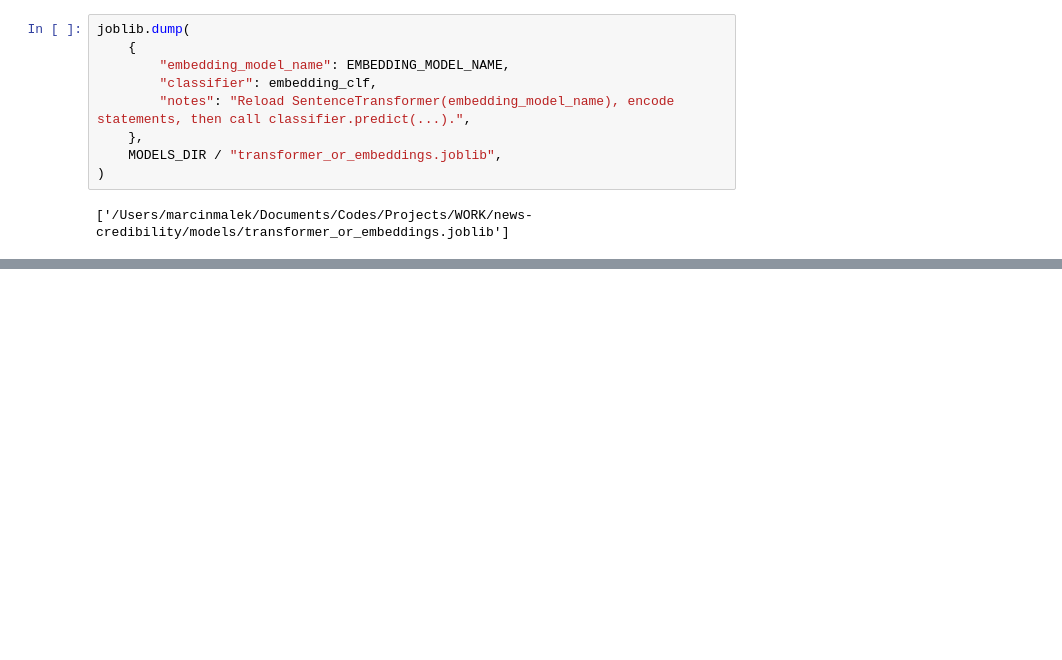
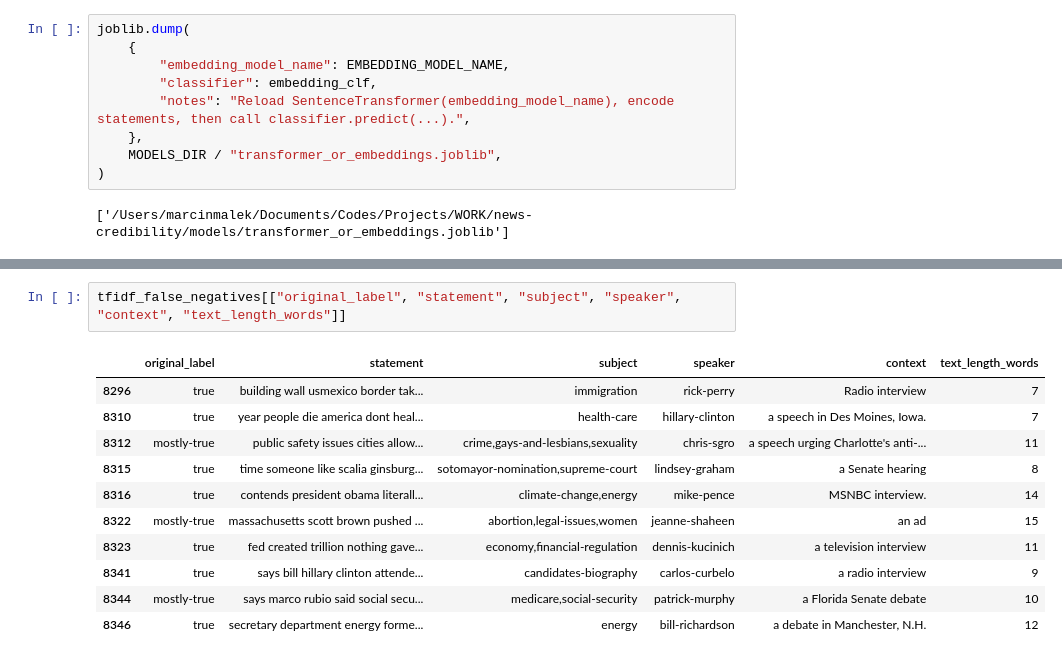
Before and after one commit to greyish-pelagia/news-credibility, a Jupyter notebook: analysis.ipynb, the cells around one changed output, grey strips where cells are left out. Drawn from its saved outputs; the diff is of its cells as text; blank space fills up the shorter version.

```diff
--- a/analysis.ipynb
+++ b/analysis.ipynb
@@ -344,0 +443,14 @@ save_confusion_matrix(
+# %%
+tfidf_false_negatives[["original_label", "statement", "subject", "speaker", "context", "text_length_words"]]
+# %% [output]
+|  | original_label | statement | subject | speaker | context | text_length_words |
+| 8296 | true | building wall usmexico border tak... | immigration | rick-perry | Radio interview | 7 |
+| 8310 | true | year people die america dont heal... | health-care | hillary-clinton | a speech in Des Moines, Iowa. | 7 |
+| 8312 | mostly-true | public safety issues cities allow... | crime,gays-and-lesbians,sexuality | chris-sgro | a speech urging Charlotte's anti-... | 11 |
+| 8315 | true | time someone like scalia ginsburg... | sotomayor-nomination,supreme-court | lindsey-graham | a Senate hearing | 8 |
+| 8316 | true | contends president obama literall... | climate-change,energy | mike-pence | MSNBC interview. | 14 |
+| 8322 | mostly-true | massachusetts scott brown pushed ... | abortion,legal-issues,women | jeanne-shaheen | an ad | 15 |
+| 8323 | true | fed created trillion nothing gave... | economy,financial-regulation | dennis-kucinich | a television interview | 11 |
+| 8341 | true | says bill hillary clinton attende... | candidates-biography | carlos-curbelo | a radio interview | 9 |
+| 8344 | mostly-true | says marco rubio said social secu... | medicare,social-security | patrick-murphy | a Florida Senate debate | 10 |
+| 8346 | true | secretary department energy forme... | energy | bill-richardson | a debate in Manchester, N.H. | 12 |
```
Also changed, not shown: parts of 17 cells of this notebook, 9 other files.
